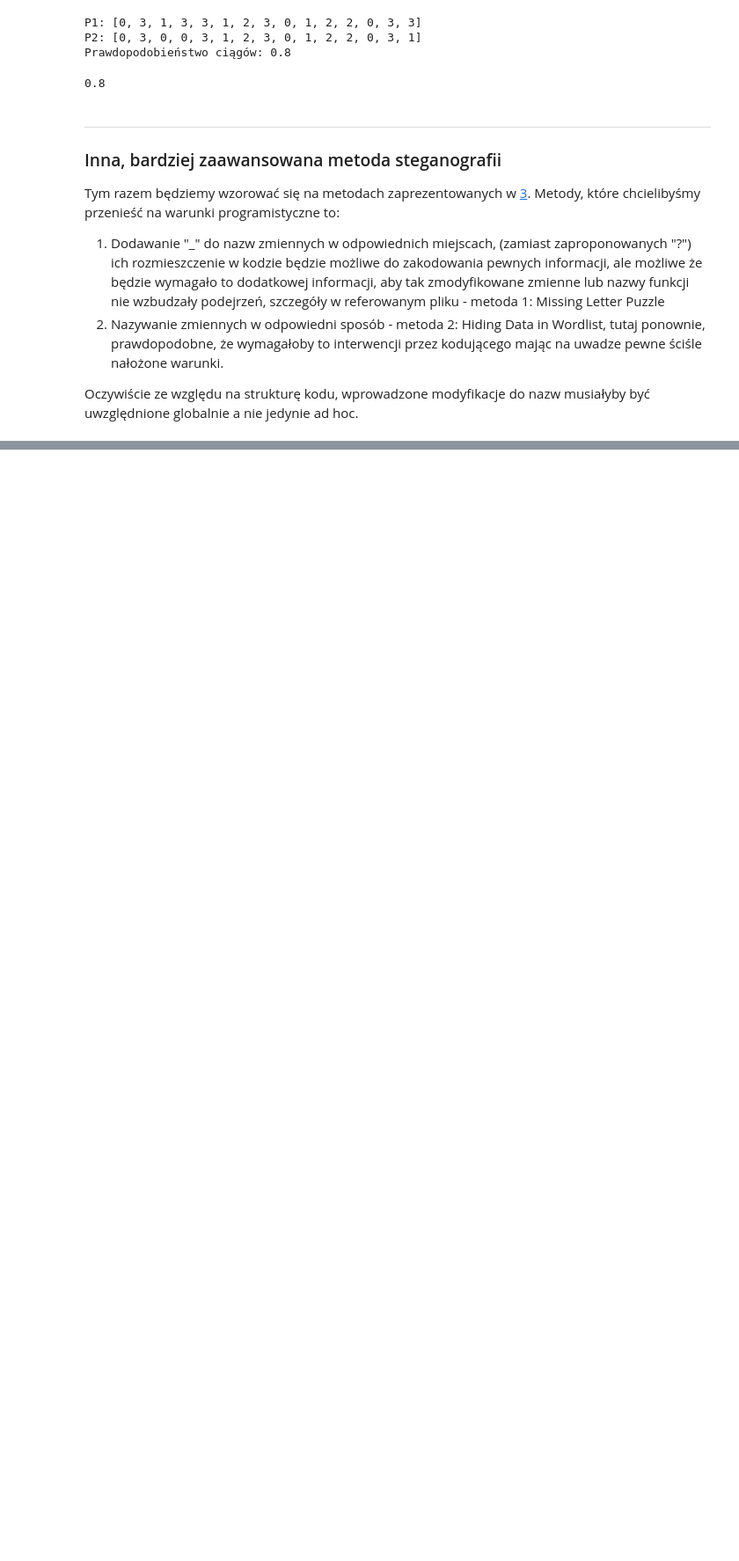
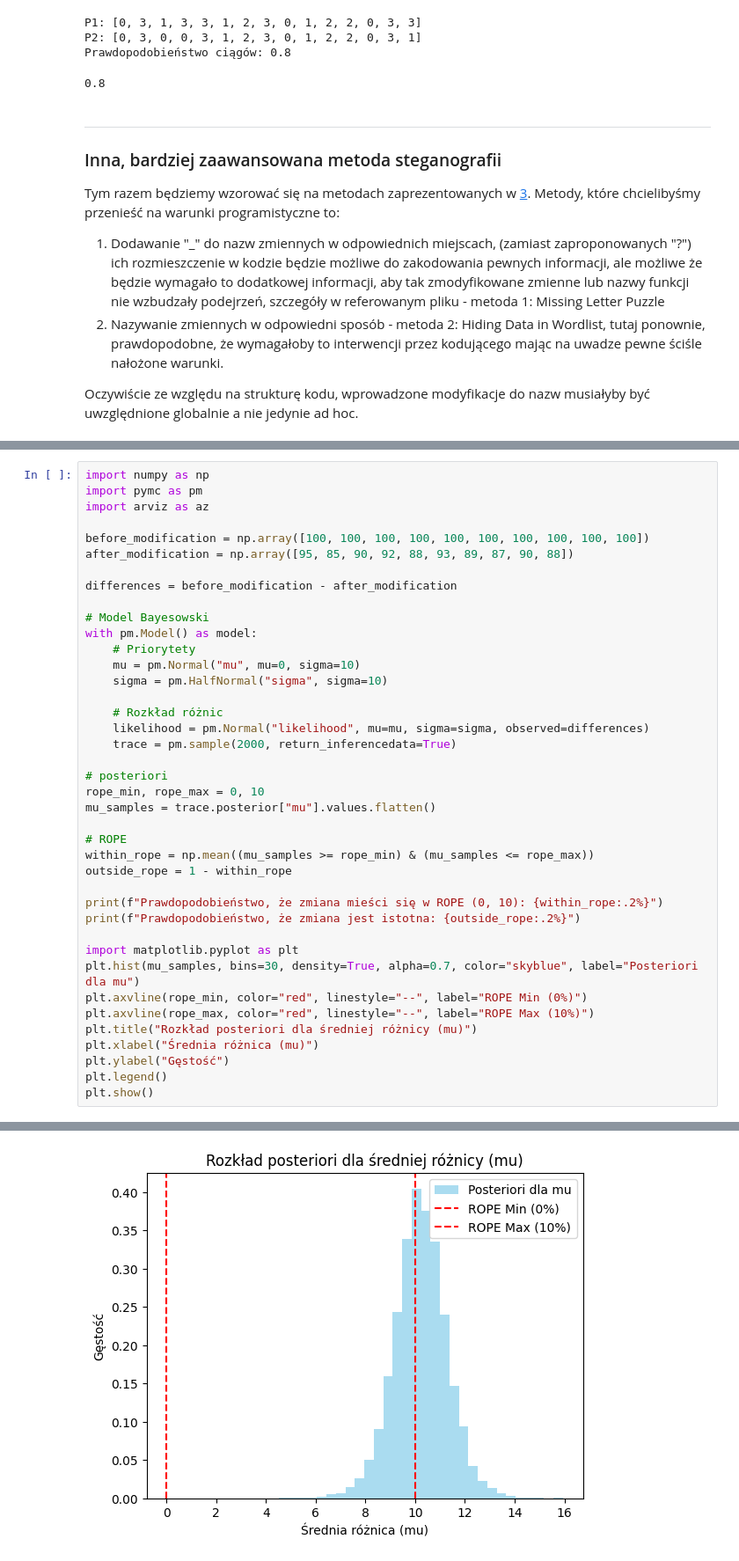
Before and after one commit to RustyRipper/ai-code-generation, a Jupyter notebook: letsgo.ipynb, the cells around one changed output, grey strips where cells are left out. Shown at 88% size. Drawn from its saved outputs; the diff is of its cells as text; blank space fills up the shorter version.

```diff
--- a/letsgo.ipynb
+++ b/letsgo.ipynb
@@ -683,0 +751,41 @@ Oczywiście ze względu na strukturę kodu, wprowadzone modyfikacje do nazw musi
+# %%
+import numpy as np
+import pymc as pm
+import arviz as az
+
+before_modification = np.array([100, 100, 100, 100, 100, 100, 100, 100, 100, 100])
+after_modification = np.array([95, 85, 90, 92, 88, 93, 89, 87, 90, 88])
+
+differences = before_modification - after_modification
+
+# Model Bayesowski
+with pm.Model() as model:
+    # Priorytety
+    mu = pm.Normal("mu", mu=0, sigma=10)
+    sigma = pm.HalfNormal("sigma", sigma=10)
+
+    # Rozkład różnic
+    likelihood = pm.Normal("likelihood", mu=mu, sigma=sigma, observed=differences)
+    trace = pm.sample(2000, return_inferencedata=True)
+
+# posteriori
+rope_min, rope_max = 0, 10
+mu_samples = trace.posterior["mu"].values.flatten()
+
+# ROPE
+within_rope = np.mean((mu_samples >= rope_min) & (mu_samples <= rope_max))
+outside_rope = 1 - within_rope
+
+print(f"Prawdopodobieństwo, że zmiana mieści się w ROPE (0, 10): {within_rope:.2%}")
+print(f"Prawdopodobieństwo, że zmiana jest istotna: {outside_rope:.2%}")
+
+import matplotlib.pyplot as plt
+plt.hist(mu_samples, bins=30, density=True, alpha=0.7, color="skyblue", label="Posteriori dla mu")
+plt.axvline(rope_min, color="red", linestyle="--", label="ROPE Min (0%)")
+plt.axvline(rope_max, color="red", linestyle="--", label="ROPE Max (10%)")
+plt.title("Rozkład posteriori dla średniej różnicy (mu)")
+plt.xlabel("Średnia różnica (mu)")
+plt.ylabel("Gęstość")
+plt.legend()
+plt.show()
+# %% [output]
@@ -683,0 +801 @@ Oczywiście ze względu na strukturę kodu, wprowadzone modyfikacje do nazw musi
+[figure, added]
```
Also changed, not shown: parts of 3 cells of this notebook.
